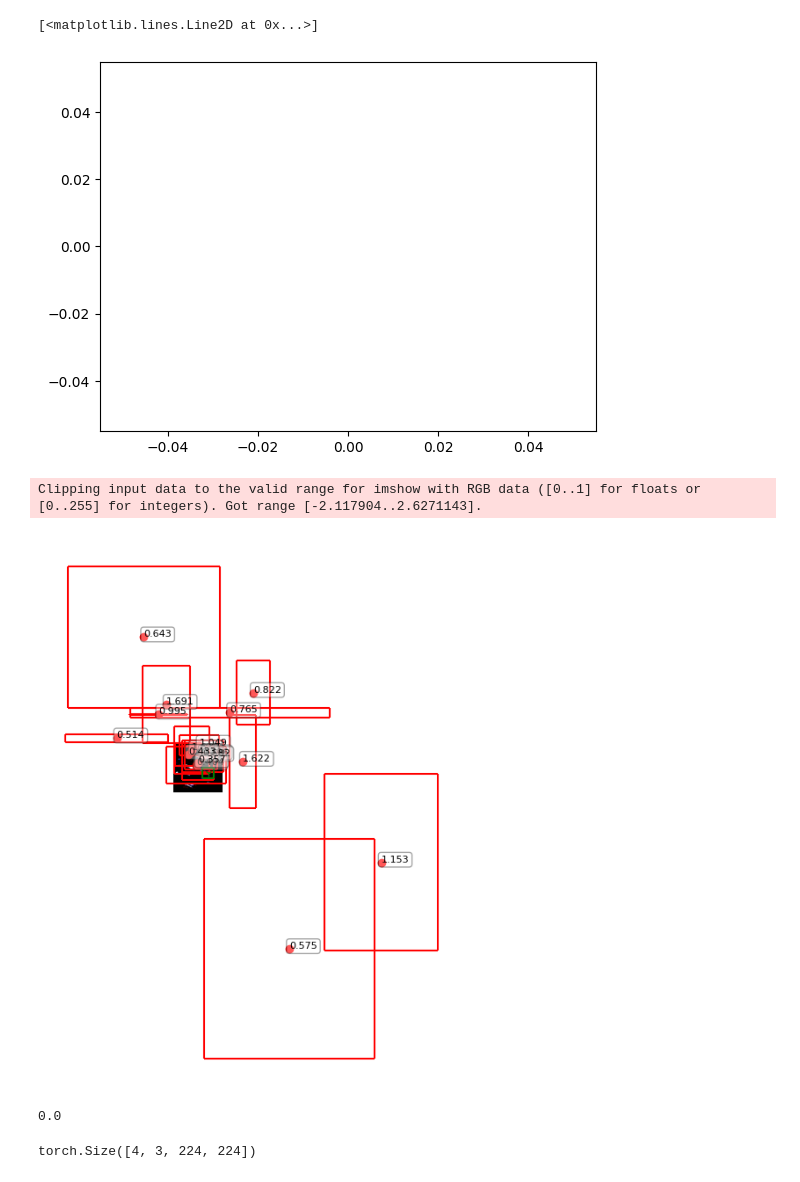
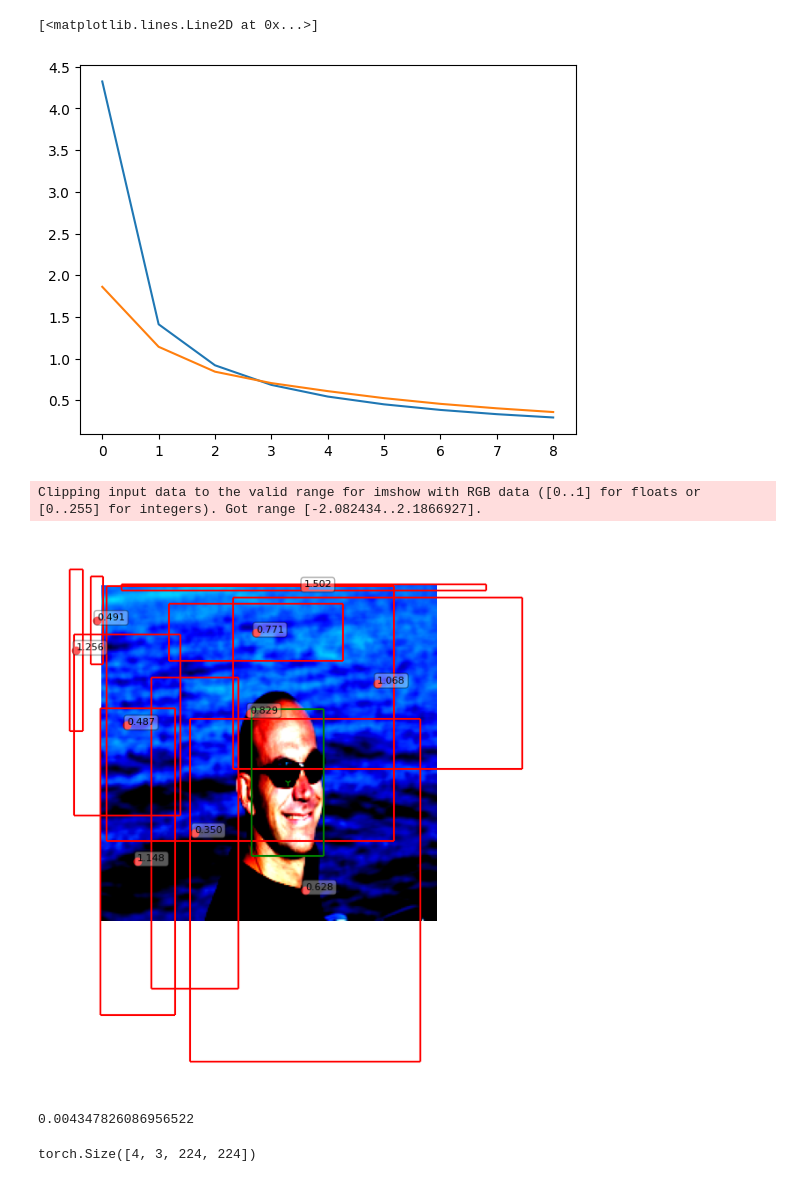
Before and after one commit to KubaJerz/swvl, a Jupyter notebook: week02/test_all_togethr.ipynb, the cells around one changed output. Saved outputs shown, nothing was run; the diff lists cells and outputs as text; code cells hidden in the pictures.

```diff
--- a/week02/test_all_togethr.ipynb
+++ b/week02/test_all_togethr.ipynb
@@ -37,6 +37,6 @@ len(combined)
 # %%
-train_indices = list(range(14000))
-dev_indices = list(range(14000, len(combined)))
+train_indices = list(range(5000))
+dev_indices = list(range(5000, len(combined)))
 
 # Create Subset datasets
 train_dataset = Subset(combined, train_indices)
@@ -52,7 +52,7 @@ dev_lossi = []
 device = 'cuda:1'
 model = model.to(device)
 # %%
-for epoch in tqdm(range(1)):
+for epoch in tqdm(range(5)):
     loss_total = 0
     model.train()
     for X_batch, y_batch in train_loader:
@@ -88,7 +97,7 @@ plt.plot(lossi[1:])
 plt.plot(dev_lossi[1:])
 # %% [output]
 [<matplotlib.lines.Line2D at 0x...>]
-[figure, old version]
+[figure, new version]
 # %%
 prediction = dev_logits.view(-1, 7, 7, 10)
 # %%
@@ -243,11 +252,11 @@ def plot_post_non_max(img, preds, preds_type='cx,cy,w,h', labels=[], labels_type
     plt.axis('off')
     plt.show()
 # %%
-idx = 9
+idx = 7
 plot_post_non_max(X_dev[idx].cpu(), res[idx], labels=yolo_label_to_cxcywh(y_dev[idx], (224,224)))
 # %% [output]
-Clipping input data to the valid range for imshow with RGB data ([0..1] for floats or [0..255] for integers). Got range [-2.117904..2.6271143].
+Clipping input data to the valid range for imshow with RGB data ([0..1] for floats or [0..255] for integers). Got range [-2.082434..2.1866927].
-[figure, old version]
+[figure, new version]
 # %%
 y_dev_xyxy = yolo_labels_to_xyxy(y_dev)
 # %%
@@ -317,7 +326,7 @@ def mAP(preds, labels, iou_start=0.5, iou_stop=0.95, iou_step=0.05):
 # %%
 mAP(non_max_supp(prediction.detach().cpu(), return_type='xyxy'), y_dev_xyxy) #, iou_start=0.1, iou_stop=0.5)
 # %% [output]
-0.0
+0.004347826086956522
 # %%
 X_me00 = torch.load('/home/kuba/Documents/data/raw/me-img/tensor/clear_side.pt')
 X_me01 = torch.load('/home/kuba/Documents/data/raw/me-img/tensor/clear_straighton.pt')
```
Also changed, not shown: parts of 4 cells of this notebook, 44 other files.
